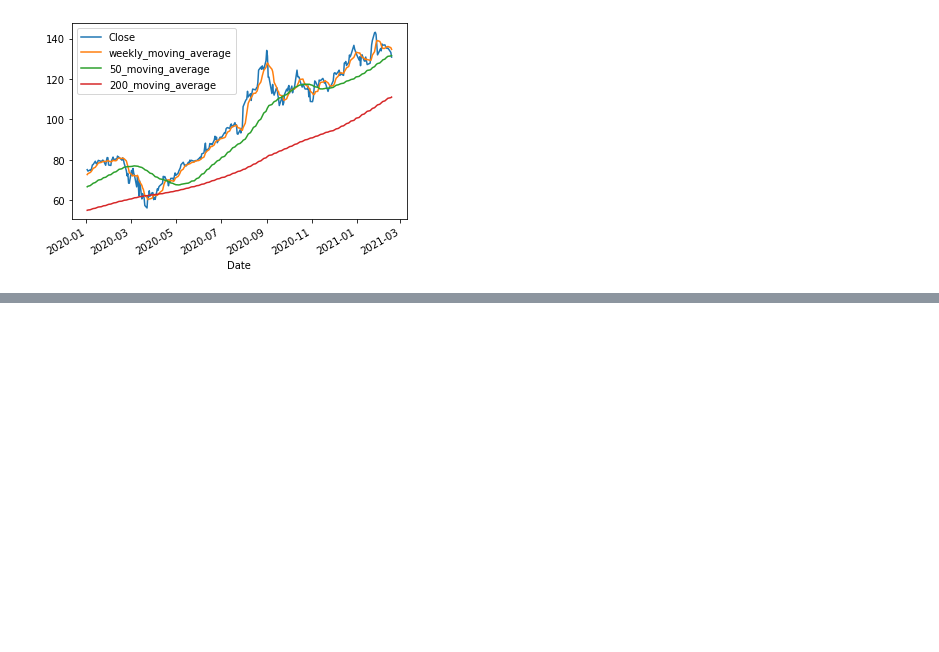
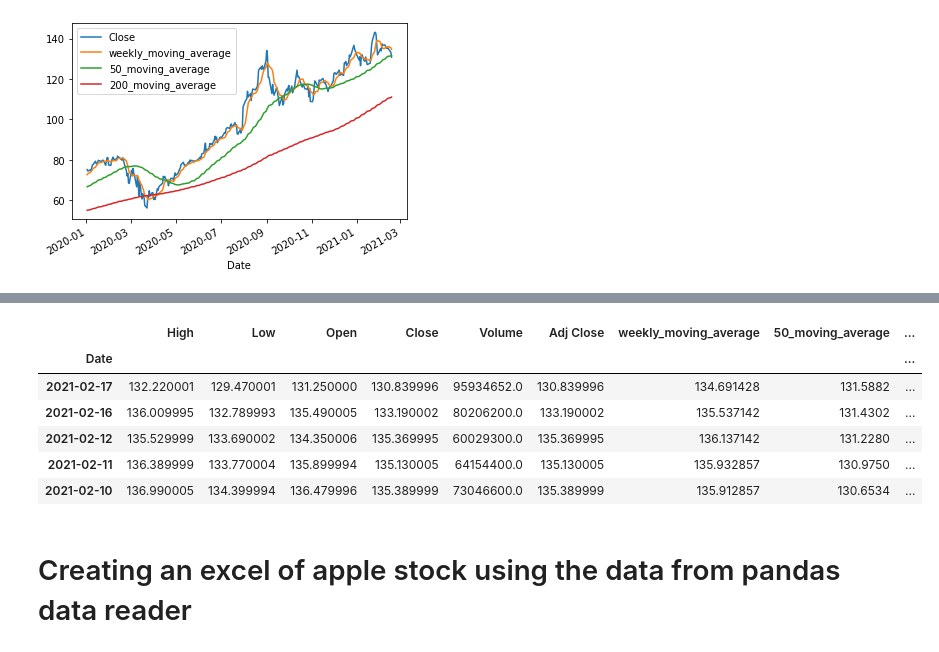
Before and after one commit to george887/IEX_API, a Jupyter notebook: Pandas_Datareader_for_API.ipynb, the cells around one changed output, grey strips where cells are left out. Saved outputs shown, nothing was run; the diff lists cells and outputs as text; code cells hidden in the pictures; blank space fills up the shorter version.

Commit message:
Adding code to make excel and chart in excel

```diff
--- a/Pandas_Datareader_for_API.ipynb
+++ b/Pandas_Datareader_for_API.ipynb
@@ -238,0 +264,15 @@ df[['Close','weekly_moving_average','50_moving_average','200_moving_average']].l
+# %%
+#This will reverse the dates to show the most recent date
+df = df.iloc[::-1]
+# %%
+df.head()
+# %% [output]
+|  | High | Low | Open | Close | Volume | Adj Close | weekly_moving_average | 50_moving_average | ... |
+| Date |  |  |  |  |  |  |  |  | ... |
+| 2021-02-17 | 132.220001 | 129.470001 | 131.250000 | 130.839996 | 95934652.0 | 130.839996 | 134.691428 | 131.5882 | ... |
+| 2021-02-16 | 136.009995 | 132.789993 | 135.490005 | 133.190002 | 80206200.0 | 133.190002 | 135.537142 | 131.4302 | ... |
+| 2021-02-12 | 135.529999 | 133.690002 | 134.350006 | 135.369995 | 60029300.0 | 135.369995 | 136.137142 | 131.2280 | ... |
+| 2021-02-11 | 136.389999 | 133.770004 | 135.899994 | 135.130005 | 64154400.0 | 135.130005 | 135.932857 | 130.9750 | ... |
+| 2021-02-10 | 136.990005 | 134.399994 | 136.479996 | 135.389999 | 73046600.0 | 135.389999 | 135.912857 | 130.6534 | ... |
+# %% [markdown]
+# Creating an excel of apple stock using the data from pandas data reader
```
Also changed, not shown: parts of 6 cells of this notebook.
